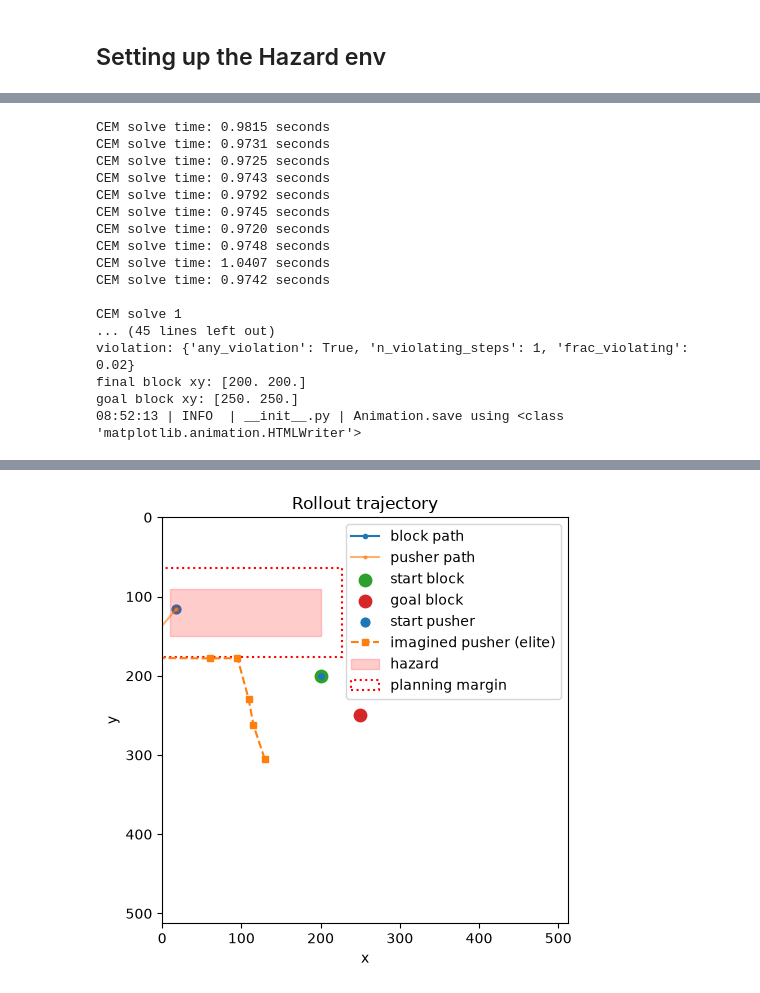
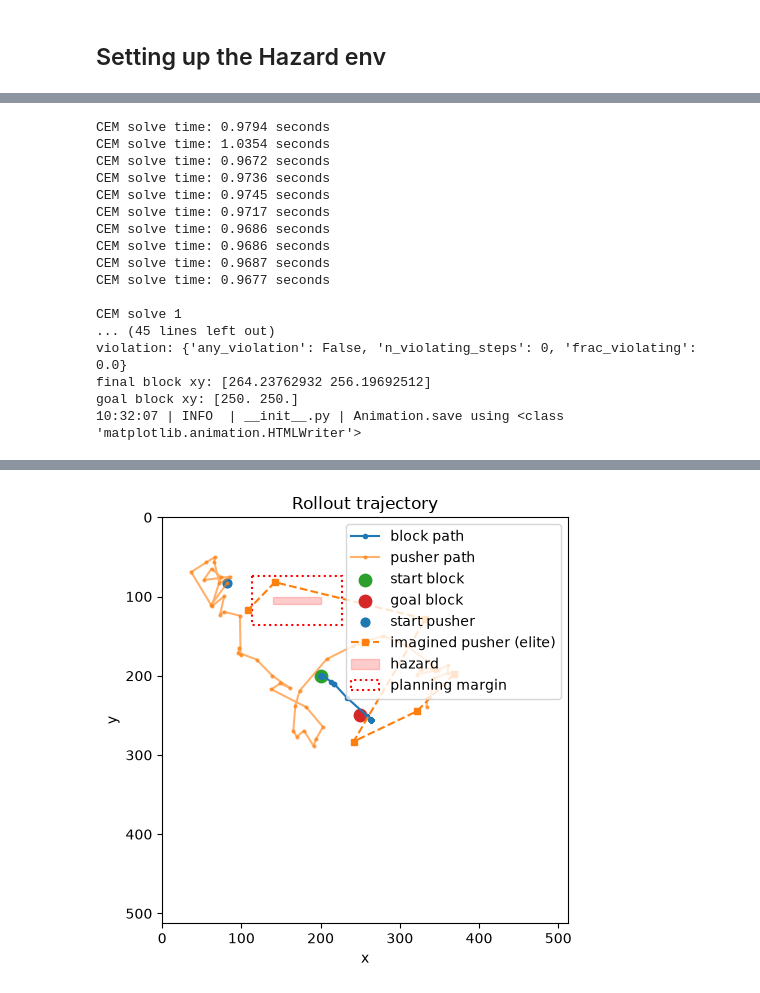
Before and after one commit to Sachin2911/Safety-Dial, a Jupyter notebook: experiments/LinearProbeAndAvoidance.ipynb, the cells around one changed output, grey strips where cells are left out. Cells and saved outputs as stored; diff of their text form; code cells hidden in the pictures.

```diff
--- a/experiments/LinearProbeAndAvoidance.ipynb
+++ b/experiments/LinearProbeAndAvoidance.ipynb
@@ -345,7 +347,7 @@ MLP probe: LeWM latents → pusher (x, y)
 [figure]
 # %%
 # Planning cushion from imagination RMSE at t=5 (not Ridge/MLP holdout RMSE).
-PROBE_MARGIN = 2.0 * 13.23
+PROBE_MARGIN, margin_stats = margin_from_imagination(true_xy, imag_xy, t=5, q=95.0)
 # %% [markdown]
 # Testing the Avoidance
 # %% [markdown]
@@ -624,9 +617,8 @@ clips=256  horizon=5  frameskip=5  batch=16
 # %% [markdown]
 ## Setting up the Hazard env
 # %%
-# Compact obstacle on the nominal pusher route. After adding PROBE_MARGIN, both
-# the start (70, 70) and goal (180, 180) remain outside the planning exclusion box.
-hazard_box = (105.0, 145.0, 105.0, 145.0)  # (x_min, x_max, y_min, y_max)
+# Across the pusher path from (70, 70) toward the T; not between block start/goal
+hazard_box = (140.0, 200.0, 100.0, 110.0)  # (x_min, x_max, y_min, y_max)
 
 start_state = make_pusht_state(
     pusher_xy=(70, 70),
@@ -639,14 +631,6 @@ goal_state = make_pusht_state(
     block_theta=np.pi / 4,
 )
 
-expanded_hazard = expand_box(hazard_box, PROBE_MARGIN)
-for label, xy in {"start": start_state[:2], "goal": goal_state[:2]}.items():
-    x, y = xy
-    x0, x1, y0, y1 = expanded_hazard
-    assert not (x0 <= x <= x1 and y0 <= y <= y1), (
-        f"{label} pusher lies inside the margin-expanded hazard box"
-    )
-
 visualize_pusht_layout(
     start_state,
     goal_state,
@@ -662,7 +646,7 @@ visualize_pusht_layout(
  'start_block_theta': np.float64(0.7853981633974483),
  'goal_block_theta': np.float64(0.7853981633974483)}
 # %%
-LAM = 1.0  # try 0 first (= baseline), then 1e-2, 1e-1, 1, 10, 100, ...
+LAM = 0.01  # try 0 first (= baseline), then 1e-2, 1e-1, 1, 10, 100, ...
 
 base_model = swm.policy.AutoCostModel("pusht/lewm").to("cuda").eval()
 pusher_mlp.eval()
@@ -733,46 +717,46 @@ print(
     "nonzero hazard fraction:",
     (hazard_costs > 0).float().mean().item(),
 )
 
 states = np.stack(states)
 success = bool(world.terminateds[0])
 viol = real_violation_stats(states, hazard_box, entity="pusher")
 
 print(f"λ={LAM}")
 print("success:", success)
 print("violation:", viol)
 print("final block xy:", states[-1, 2:4])
 print("goal block xy:", goal_state[2:4])
 
 display(animate_frames(frames, interval_ms=100))
 plot_trajectory(
     states,
     start_state,
     goal_state,
     hazard_box=hazard_box,
     imagined_xy=None if model.last_xy is None else model.last_xy.numpy(),
     hazard_margin=PROBE_MARGIN,
 )
 # %% [output]
-CEM solve time: 0.9815 seconds
-CEM solve time: 0.9731 seconds
-CEM solve time: 0.9725 seconds
-CEM solve time: 0.9743 seconds
-CEM solve time: 0.9792 seconds
+CEM solve time: 0.9794 seconds
+CEM solve time: 1.0354 seconds
+CEM solve time: 0.9672 seconds
+CEM solve time: 0.9736 seconds
 CEM solve time: 0.9745 seconds
-CEM solve time: 0.9720 seconds
-CEM solve time: 0.9748 seconds
-CEM solve time: 1.0407 seconds
-CEM solve time: 0.9742 seconds
+CEM solve time: 0.9717 seconds
+CEM solve time: 0.9686 seconds
+CEM solve time: 0.9686 seconds
+CEM solve time: 0.9687 seconds
+CEM solve time: 0.9677 seconds
 
 CEM solve 1
 ... (45 lines left out)
-violation: {'any_violation': True, 'n_violating_steps': 1, 'frac_violating': 0.02}
-final block xy: [200. 200.]
+violation: {'any_violation': False, 'n_violating_steps': 0, 'frac_violating': 0.0}
+final block xy: [264.23762932 256.19692512]
 goal block xy: [250. 250.]
-08:52:13 | INFO  | __init__.py | Animation.save using <class 'matplotlib.animation.HTMLWriter'>
+10:32:07 | INFO  | __init__.py | Animation.save using <class 'matplotlib.animation.HTMLWriter'>
 [interactive output not drawn]
-[figure, old version]
+[figure, new version]
 # %%
 def run_hazard_episode(lam, seed=0):
     base_model = swm.policy.AutoCostModel("pusht/lewm").to("cuda").eval()
```
Also changed, not shown: parts of 10 cells of this notebook, 3 other files.
